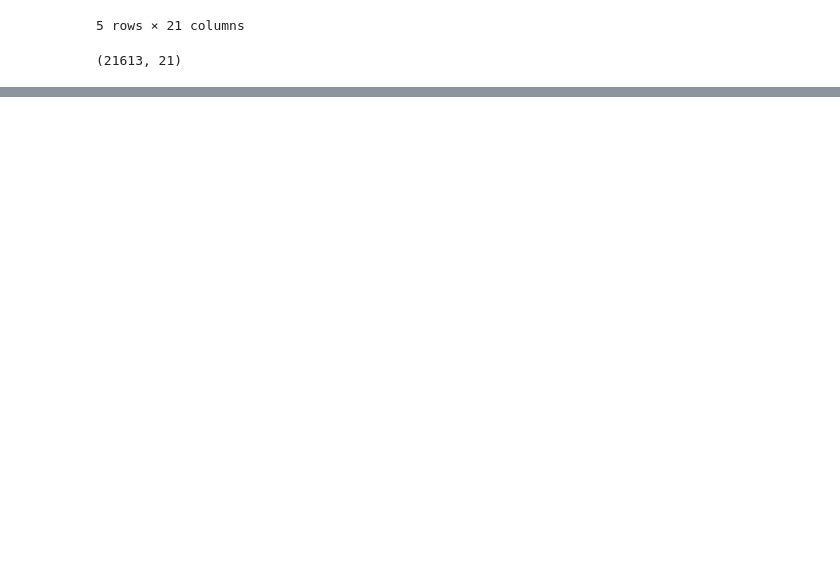
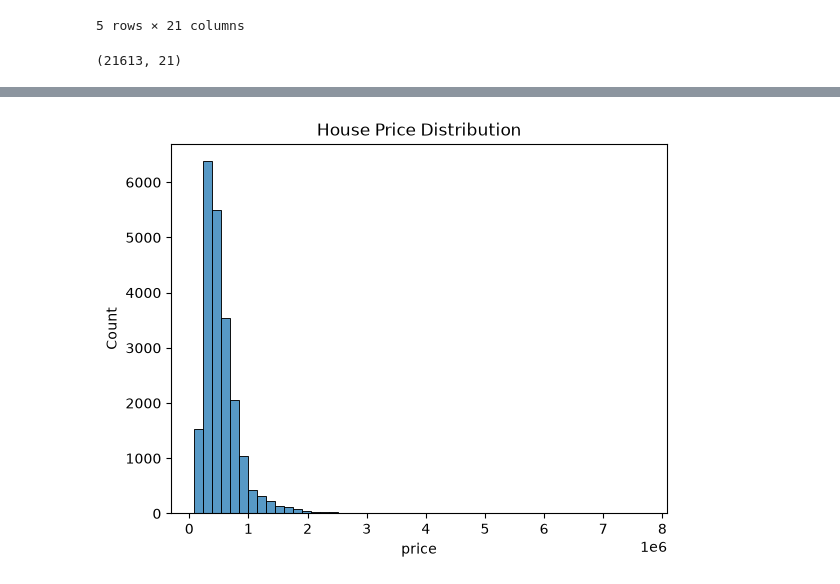
Before and after one commit to MaestroBolu/Construction-Real-Estate---Geospatial-Valuation-via-Spatial-Embeddings, a Jupyter notebook: notebooks/eda.ipynb, the cells around one changed output, grey strips where cells are left out. Drawn from its saved outputs; the diff is of its cells as text; code cells hidden in the pictures; blank space fills up the shorter version.

Commit message:
Initial EDA and spatial price exploration

```diff
--- a/notebooks/eda.ipynb
+++ b/notebooks/eda.ipynb
@@ -27,3 +25,6 @@ df.head()
 df.shape
 # %% [output]
 (21613, 21)
+# %%
+df = df.drop_duplicates()
+df.shape
@@ -29,0 +66,15 @@ df.shape
+# %%
+# price distribution
+
+plt.figure()
+
+sns.histplot(
+    df["price"],
+    bins=50
+)
+
+plt.title("House Price Distribution")
+
+plt.show()
+# %% [output]
+[figure, added]
```
Also changed, not shown: parts of 6 cells of this notebook.
